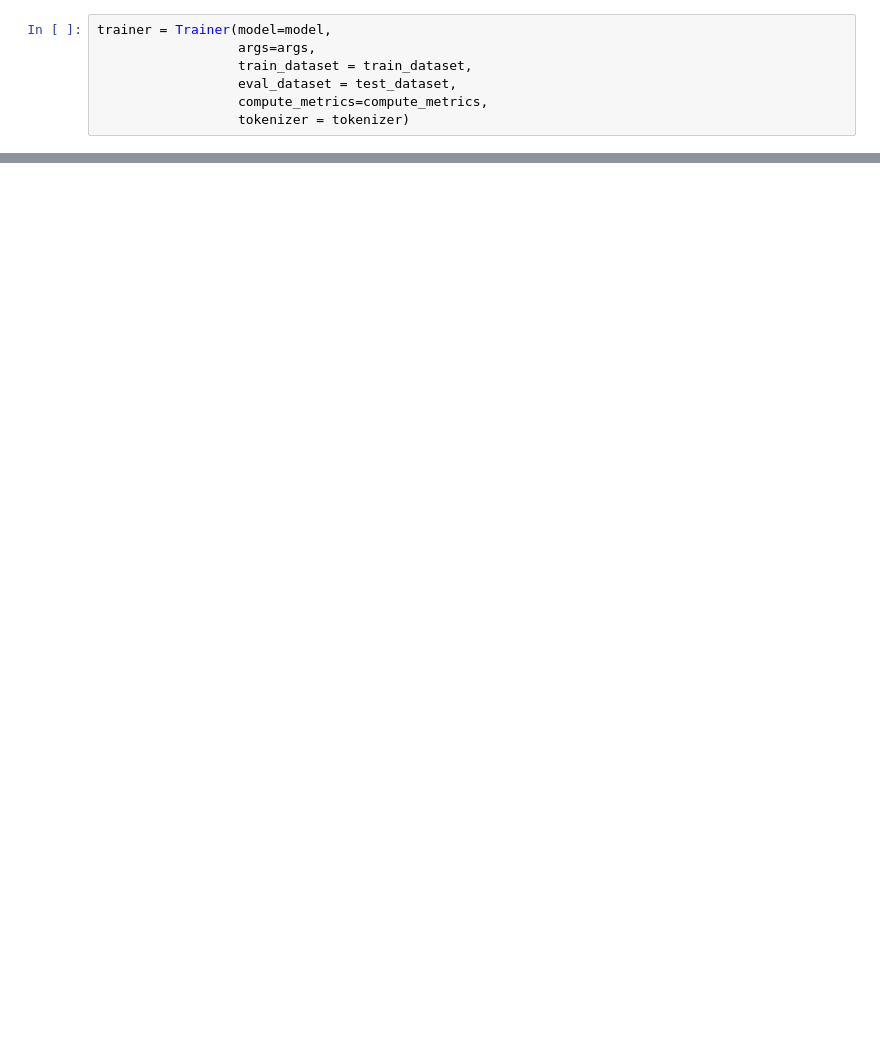
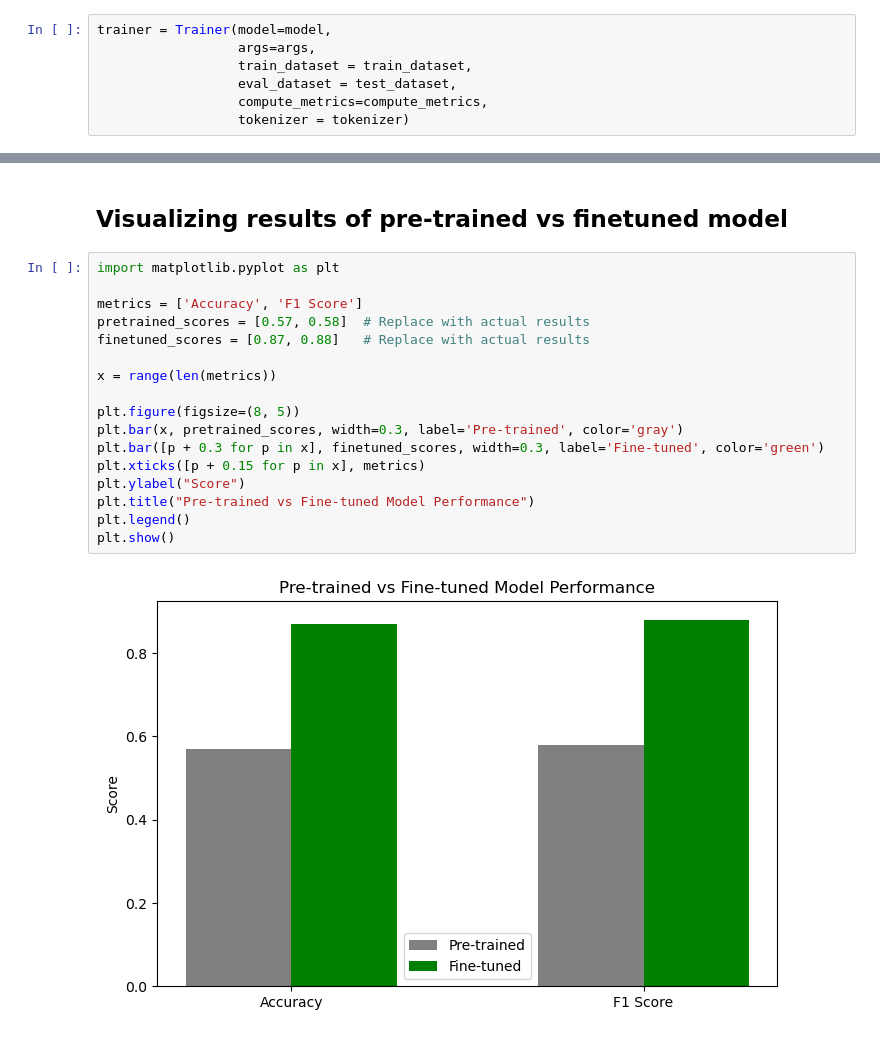
Before and after one commit to xavsant/multimodal_stockprice_prediction, a Jupyter notebook: notebooks/experiments/fine_tuned_trans_models/fine-tuning models_undersampling.ipynb, the cells around one changed output, grey strips where cells are left out. Drawn from its saved outputs; the diff is of its cells as text; blank space fills up the shorter version.

```diff
--- a/notebooks/experiments/fine_tuned_trans_models/fine-tuning models_undersampling.ipynb
+++ b/notebooks/experiments/fine_tuned_trans_models/fine-tuning models_undersampling.ipynb
@@ -194,0 +319,21 @@ trainer.train()
+# %% [markdown]
+## Visualizing results of pre-trained vs finetuned model
+# %%
+import matplotlib.pyplot as plt
+
+metrics = ['Accuracy', 'F1 Score']
+pretrained_scores = [0.57, 0.58]  # Replace with actual results
+finetuned_scores = [0.87, 0.88]   # Replace with actual results
+
+x = range(len(metrics))
+
+plt.figure(figsize=(8, 5))
+plt.bar(x, pretrained_scores, width=0.3, label='Pre-trained', color='gray')
+plt.bar([p + 0.3 for p in x], finetuned_scores, width=0.3, label='Fine-tuned', color='green')
+plt.xticks([p + 0.15 for p in x], metrics)
+plt.ylabel("Score")
+plt.title("Pre-trained vs Fine-tuned Model Performance")
+plt.legend()
+plt.show()
+# %% [output]
+[figure, added]
```
Also changed, not shown: parts of 18 cells of this notebook.
